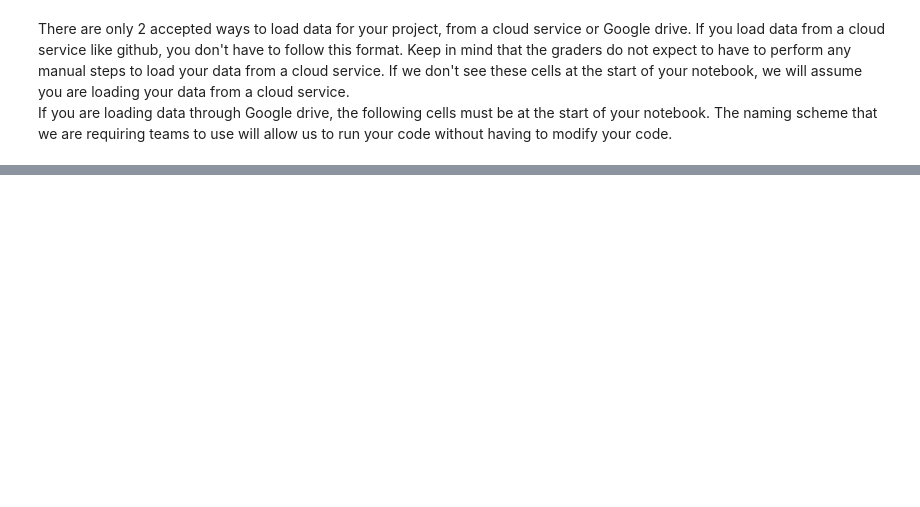
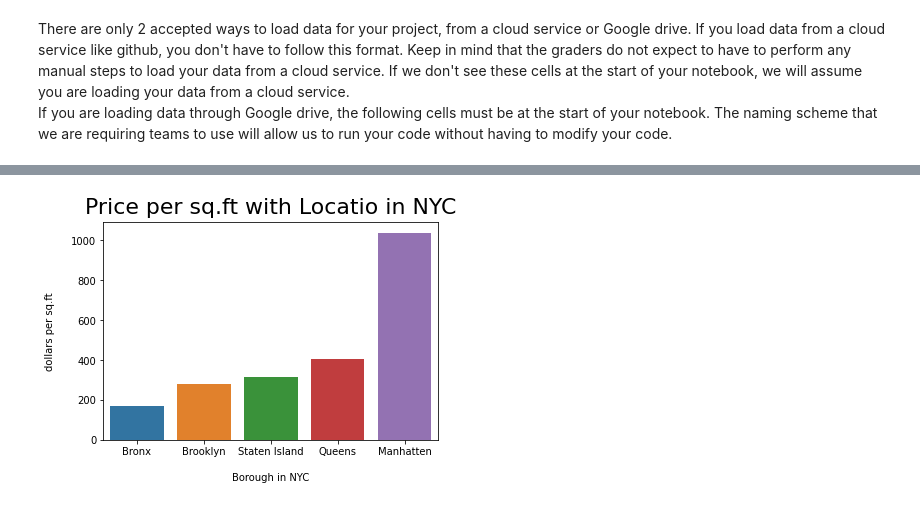
Before and after one commit to cylyu/ist718-project, a Jupyter notebook: Colab_Data_Loading_Example.ipynb, the cells around one changed output, grey strips where cells are left out. Cells and saved outputs as stored; diff of their text form; code cells hidden in the pictures; blank space fills up the shorter version.

```diff
--- a/Colab_Data_Loading_Example.ipynb
+++ b/Colab_Data_Loading_Example.ipynb
@@ -80,0 +216,14 @@ nyc_rolling_sales_df = spark.read.csv("nyc-rolling-sales.csv", header=True, infe
+# %%
+
+borough_data=nyc_rolling_sales_date_df.groupby('borough').avg('price_per_sq_ft').toPandas().sort_values('avg(price_per_sq_ft)')
+sns.barplot(x = 'borough',
+            y='avg(price_per_sq_ft)',
+              data=borough_data
+)
+plt.ylabel("dollars per sq.ft", labelpad=16)
+
+plt.xlabel("Borough in NYC", labelpad=16)
+plt.title("Price per sq.ft with Locatio in NYC", y=1.013, fontsize=22)
+plt.show()
+# %% [output]
+[figure, added]
```
Also changed, not shown: parts of 34 cells of this notebook.
